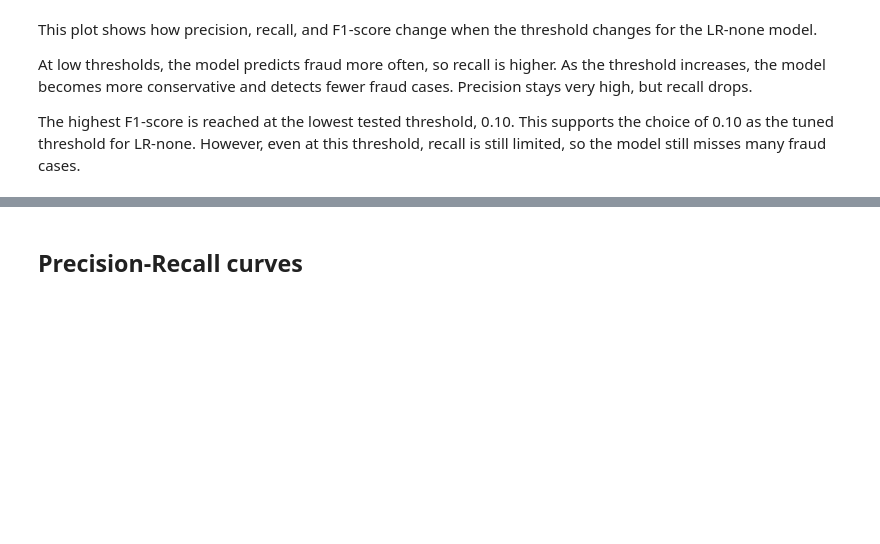
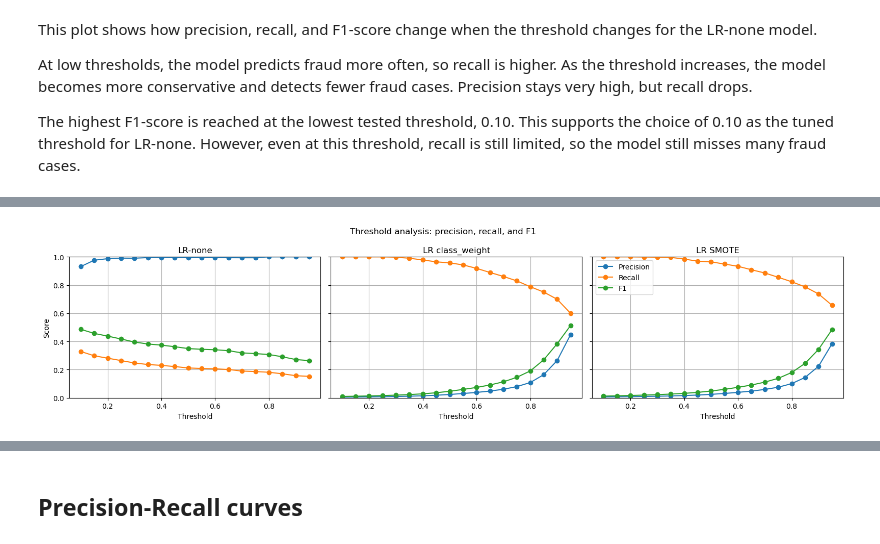
Before and after one commit to tanyelutsik/multimodal-fraud-detection-thesis, a Jupyter notebook: notebook/11_tabular_full_baseline.ipynb, the cells around one changed output, grey strips where cells are left out. Cells and saved outputs as stored; diff of their text form; code cells hidden in the pictures; blank space fills up the shorter version.

```diff
--- a/notebook/11_tabular_full_baseline.ipynb
+++ b/notebook/11_tabular_full_baseline.ipynb
@@ -1017,0 +1043,28 @@ The highest F1-score is reached at the lowest tested threshold, 0.10. This suppo
+# %%
+import matplotlib.pyplot as plt
+
+threshold_tables = [
+    (threshold_results_none, "LR-none"),
+    (threshold_results_weighted, "LR class_weight"),
+    (threshold_results_smote, "LR SMOTE"),
+]
+
+fig, axes = plt.subplots(1, 3, figsize=(16, 4), sharey=True)
+
+for ax, (df, title) in zip(axes, threshold_tables):
+    ax.plot(df["threshold"], df["precision"], marker="o", label="Precision")
+    ax.plot(df["threshold"], df["recall"], marker="o", label="Recall")
+    ax.plot(df["threshold"], df["f1"], marker="o", label="F1")
+    ax.set_title(title)
+    ax.set_xlabel("Threshold")
+    ax.set_ylim(0, 1)
+    ax.grid(True)
+
+axes[0].set_ylabel("Score")
+axes[-1].legend(loc="best")
+
+plt.suptitle("Threshold analysis: precision, recall, and F1")
+plt.tight_layout()
+plt.show()
+# %% [output]
+[figure, added]
```
Also changed, not shown: parts of 10 cells of this notebook, 1 other file.
